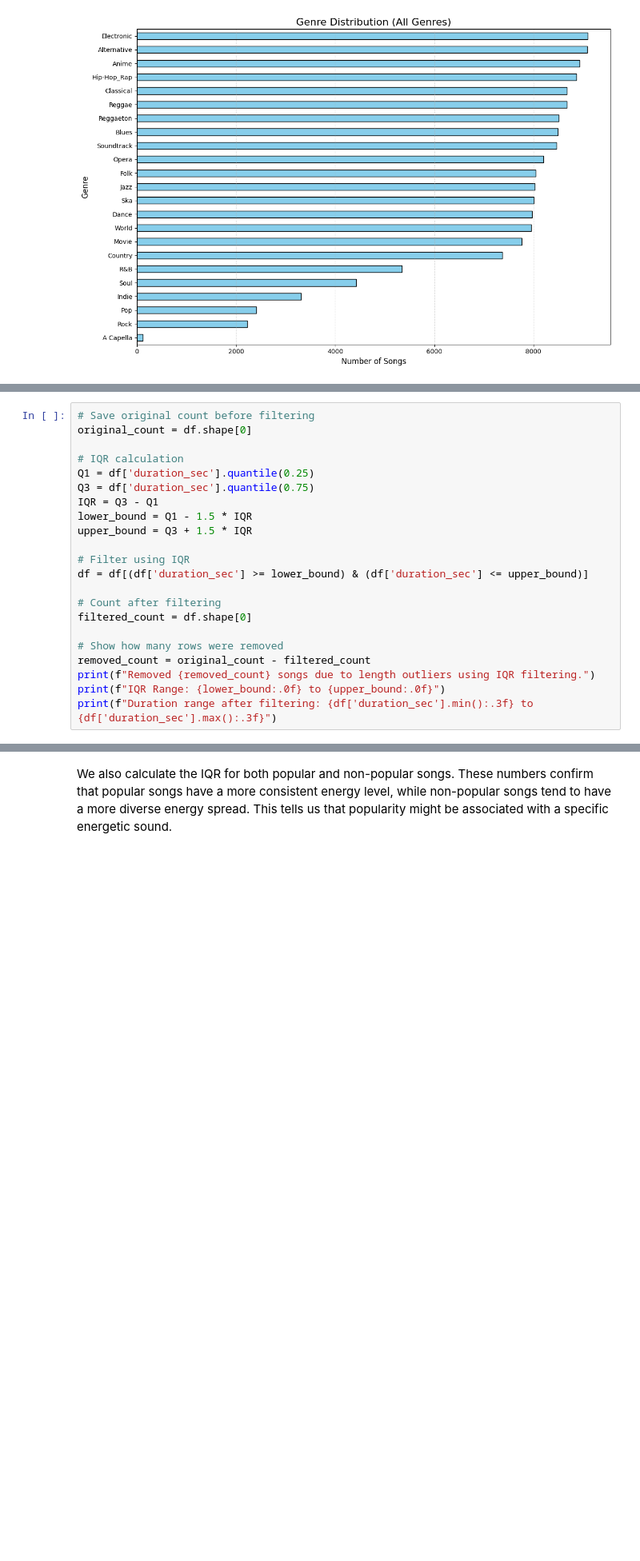
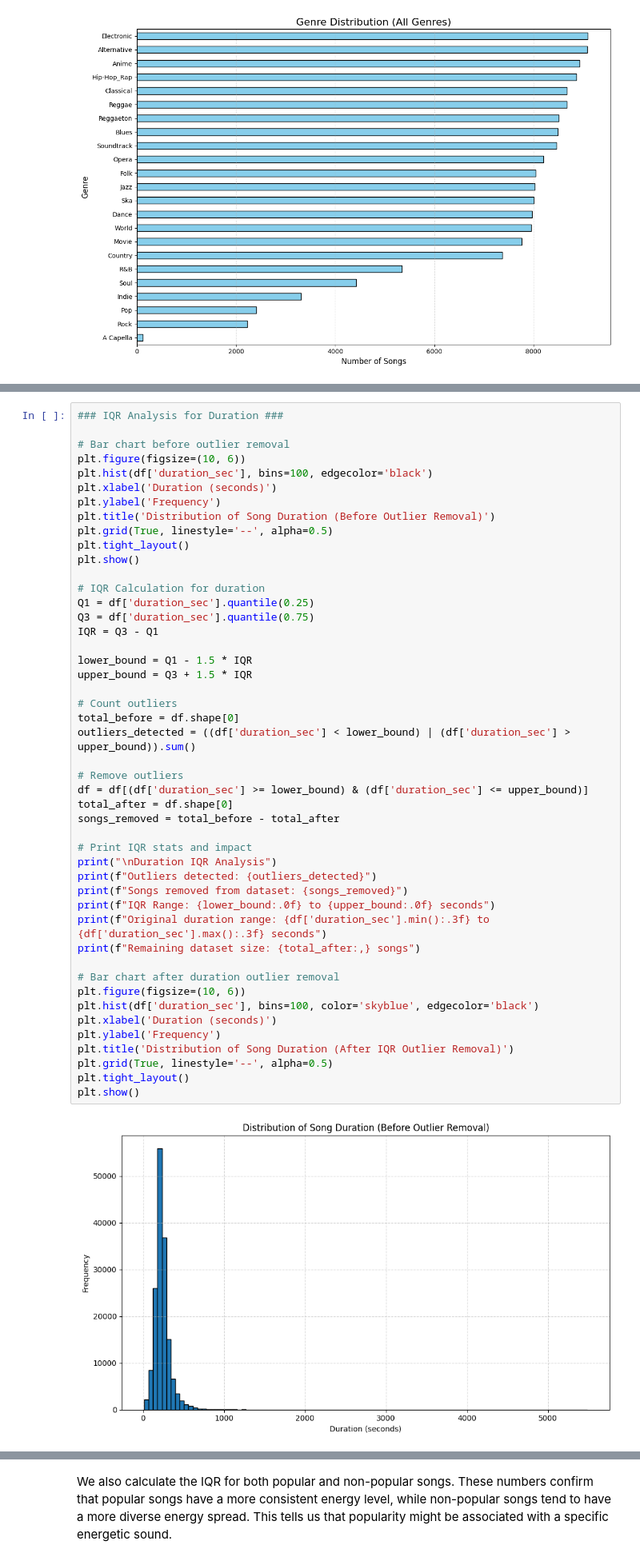
Before and after one commit to PeteVanBenthuysen/spotify_popularity_predictor, a Jupyter notebook: spotify_analysis.ipynb, the cells around one changed output, grey strips where cells are left out. Shown at 80% size. Drawn from its saved outputs; the diff is of its cells as text; blank space fills up the shorter version.

```diff
--- a/spotify_analysis.ipynb
+++ b/spotify_analysis.ipynb
@@ -329,23 +312,49 @@ We removed 9,888 songs. That is an impressive amount and will help our predictio
 # %%
-# Save original count before filtering
-original_count = df.shape[0]
+### IQR Analysis for Duration ###
 
-# IQR calculation
+# Bar chart before outlier removal
+plt.figure(figsize=(10, 6))
+plt.hist(df['duration_sec'], bins=100, edgecolor='black')
+plt.xlabel('Duration (seconds)')
+plt.ylabel('Frequency')
+plt.title('Distribution of Song Duration (Before Outlier Removal)')
+plt.grid(True, linestyle='--', alpha=0.5)
+plt.tight_layout()
+plt.show()
+
+# IQR Calculation for duration
 Q1 = df['duration_sec'].quantile(0.25)
 Q3 = df['duration_sec'].quantile(0.75)
 IQR = Q3 - Q1
+
 lower_bound = Q1 - 1.5 * IQR
 upper_bound = Q3 + 1.5 * IQR
 
-# Filter using IQR
+# Count outliers
+total_before = df.shape[0]
+outliers_detected = ((df['duration_sec'] < lower_bound) | (df['duration_sec'] > upper_bound)).sum()
+
+# Remove outliers
 df = df[(df['duration_sec'] >= lower_bound) & (df['duration_sec'] <= upper_bound)]
+total_after = df.shape[0]
+songs_removed = total_before - total_after
 
-# Count after filtering
-filtered_count = df.shape[0]
+# Print IQR stats and impact
+print("\nDuration IQR Analysis")
+print(f"Outliers detected: {outliers_detected}")
+print(f"Songs removed from dataset: {songs_removed}")
+print(f"IQR Range: {lower_bound:.0f} to {upper_bound:.0f} seconds")
+print(f"Original duration range: {df['duration_sec'].min():.3f} to {df['duration_sec'].max():.3f} seconds")
+print(f"Remaining dataset size: {total_after:,} songs")
 
-# Show how many rows were removed
-removed_count = original_count - filtered_count
-print(f"Removed {removed_count} songs due to length outliers using IQR filtering.")
-print(f"IQR Range: {lower_bound:.0f} to {upper_bound:.0f}")
-print(f"Duration range after filtering: {df['duration_sec'].min():.3f} to {df['duration_sec'].max():.3f}")
+# Bar chart after duration outlier removal
+plt.figure(figsize=(10, 6))
+plt.hist(df['duration_sec'], bins=100, color='skyblue', edgecolor='black')
+plt.xlabel('Duration (seconds)')
+plt.ylabel('Frequency')
+plt.title('Distribution of Song Duration (After IQR Outlier Removal)')
+plt.grid(True, linestyle='--', alpha=0.5)
+plt.tight_layout()
+plt.show()
 # %% [output]
+[figure, added]
```
Also changed, not shown: parts of 109 cells of this notebook.
